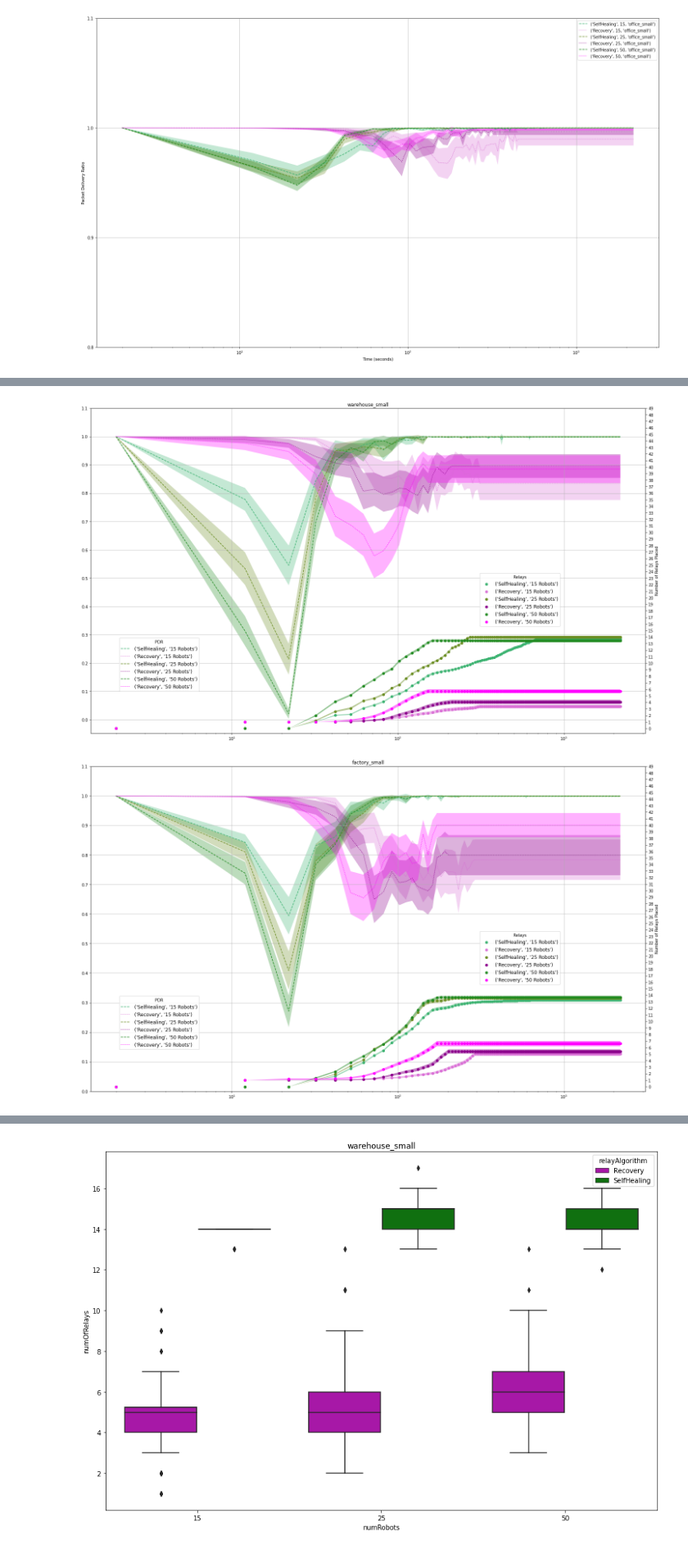
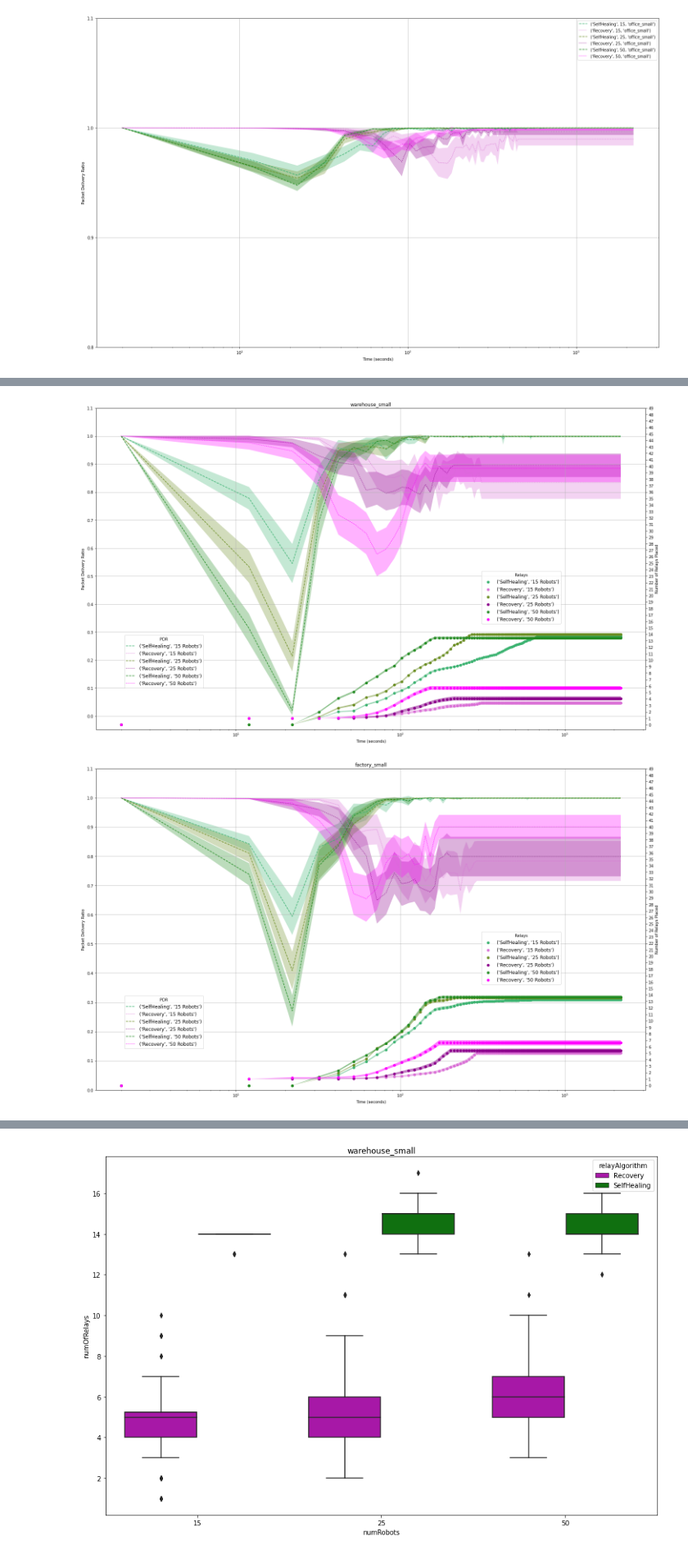
Before and after one commit to openwsn-berkeley/Atlas, a Jupyter notebook: AtlasAnalysis.ipynb, the cells around one changed output, grey strips where cells are left out. Shown at 82% size. Drawn from its saved outputs; the diff is of its cells as text; code cells hidden in the pictures.

```diff
--- a/AtlasAnalysis.ipynb
+++ b/AtlasAnalysis.ipynb
@@ -346,16 +346,17 @@ for floorplan in floorplans:
             x                             = np.arange(2, maxtime+10, 10)
             y                             = toPlot[value]["mean"]
             yerr                          = toPlot[value]["yerr"]
-            lines[(floorplan, value)]     = ax.errorbar(x, y, ecolor="gainsboro", linestyle=linestyles[relayAlgorithm],color=linecolors[(value, relayAlgorithm)],label=(relayAlgorithm, value, floorplan))
+            lines[(floorplan, value)]     = ax.errorbar(x, y, ecolor="gainsboro", linestyle=linestyles[relayAlgorithm],color=linecolors[(value, relayAlgorithm)],label=(relayAlgorithm, str(value)+" Robots"))
             linesfill[(floorplan, value)] = ax.fill_between(x, toPlot[value]["y1err"], toPlot[value]["y2err"] ,alpha=0.3, facecolor=linecolors[(value, relayAlgorithm)])
 
     #convert x-axis to Logarithmic scale
     ax.grid(True)
+    plt.title(floorplan)
     plt.xscale("log")
     plt.xlabel("Time (seconds)")
     ax.set_yticks(np.arange(0.8, 1.2, 0.1))
     plt.ylabel("Packet Delivery Ratio")
-    plt.legend()
+    plt.legend(title="PDR",fontsize='large', fancybox=True)
     alllines     = lines
     alllinesfill = linesfill
     plt.show()
@@ -440,16 +441,17 @@ for floorplan in floorplans:
             x                             = np.arange(2, maxtime+10, 10)
             y                             = toPlot[value]["mean"]
             yerr                          = toPlot[value]["yerr"]
-            lines[(floorplan, value)]     = ax.errorbar(x, y, ecolor="gainsboro", linestyle=linestyles[relayAlgorithm],color=linecolors[(value, relayAlgorithm)],label=(relayAlgorithm, value, floorplan))
+            lines[(floorplan, value)]     = ax.errorbar(x, y, ecolor="gainsboro", linestyle=linestyles[relayAlgorithm],color=linecolors[(value, relayAlgorithm)],label=(relayAlgorithm, str(value)+" Robots"))
             linesfill[(floorplan, value)] = ax.fill_between(x, toPlot[value]["y1err"], toPlot[value]["y2err"] ,alpha=0.3, facecolor=linecolors[(value, relayAlgorithm)])
 
     #convert x-axis to Logarithmic scale
     ax.grid(True)
     plt.xscale("log")
+    plt.title(floorplan)
     plt.xlabel("Time (seconds)")
     ax.set_yticks(np.arange(0, 1.2, 0.1))
     plt.ylabel("Packet Delivery Ratio")
-    plt.legend()
+    plt.legend(title="PDR",fontsize='large', fancybox=True)
     alllines     = lines
     alllinesfill = linesfill
     plt.show()
@@ -551,34 +553,34 @@ for floorplan in floorplans:
                 toPlot[value]["ryerr"]    += [rh]
                 toPlot[value]["ry1err"]   += [rm-rh]
                 toPlot[value]["ry2err"]   += [rm+rh]
 
 
             x                             = np.arange(2, maxtime+10, 10)
             y                             = toPlot[value]["mean"]
             yerr                          = toPlot[value]["yerr"]
             lines[(floorplan, value)]     = ax.errorbar(x, y, linestyle=linestyles[relayAlgorithm],color=linecolors[(value, relayAlgorithm)],label=(relayAlgorithm, str(value)+" Robots"))
             linesfill[(floorplan, value)] = ax.fill_between(x, toPlot[value]["y1err"], toPlot[value]["y2err"] ,alpha=0.3, facecolor=linecolors[(value, relayAlgorithm)])
 
             rx                             = np.arange(2, maxtime+10, 10)
             ry                             = toPlot[value]["rmean"]
             ryerr                          = toPlot[value]["ryerr"]
             rlines[(floorplan, value)]     = ax2.scatter(rx, ry, c=linecolors[(value, relayAlgorithm)],label=(relayAlgorithm, str(value)+" Robots"))
             rlinesfill[(floorplan, value)] = ax2.fill_between(x, toPlot[value]["ry1err"], toPlot[value]["ry2err"] ,alpha=0.5, facecolor=linecolors[(value, relayAlgorithm)])
 
     #convert x-axis to Logarithmic scale
     ax.grid(True)
     plt.title(floorplan)
     plt.xscale("log")
-    plt.xlabel("Time (seconds)")
+    ax.set_xlabel("Time (seconds)")
     ax.set_yticks(np.arange(0, 1.2, 0.1))
     ax2.yaxis.set_ticks(np.arange(0, 50))
-    plt.ylabel("Packet Delivery Ratio")
+    ax.set_ylabel("Packet Delivery Ratio")
     ax2.set_ylabel('Number of Relays Placed')
     ax.legend(bbox_to_anchor=(0.2, 0.3), title="PDR",fontsize='large', fancybox=True)
     ax2.legend(bbox_to_anchor=(0.85, 0.5), title="Relays", fontsize='large', fancybox=True)
     ralllines     = rlines
     ralllinesfill = rlinesfill
     plt.show()
 # %% [output]
-[figure, old version]
+[figure, new version]
-[figure, old version]
+[figure, new version]
```
Also changed, not shown: parts of 2 cells of this notebook, 2 other files.
